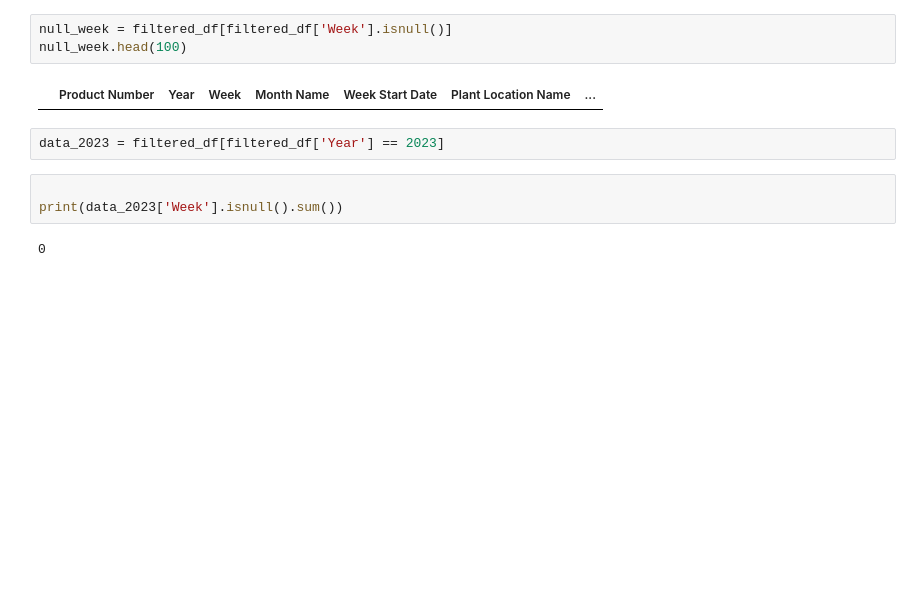
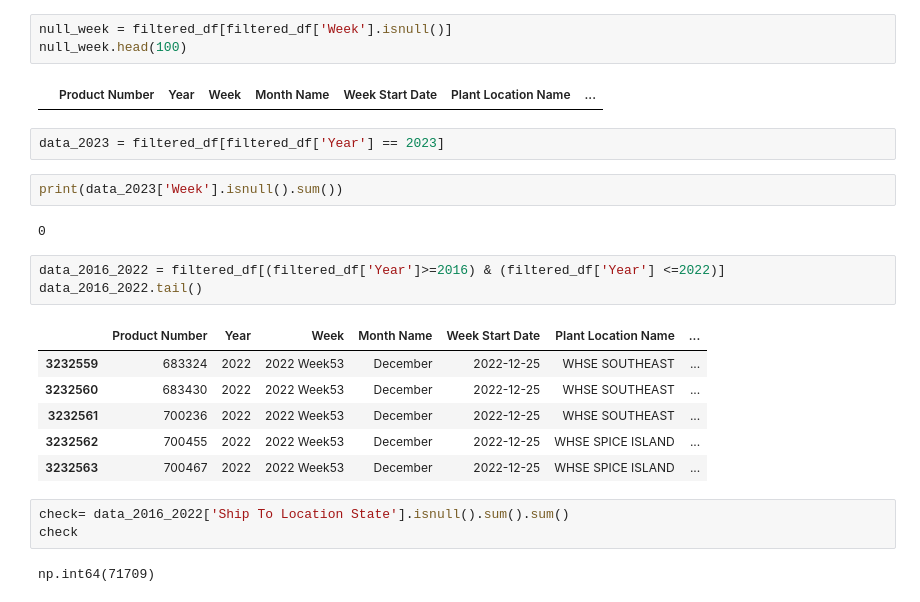
Before and after one commit to bilaalmunir/DataScience-OrderQuantity-Forecasting, a Jupyter notebook: main.ipynb, the cells around one changed output. Cells and saved outputs as stored; diff of their text form; blank space fills up the shorter version.

Commit message:
data_2016_2022

```diff
--- a/main.ipynb
+++ b/main.ipynb
@@ -169,7 +169,21 @@ null_week.head(100)
 # %%
 data_2023 = filtered_df[filtered_df['Year'] == 2023]
 # %%
-
 print(data_2023['Week'].isnull().sum())
 # %% [output]
 0
+# %%
+data_2016_2022 = filtered_df[(filtered_df['Year']>=2016) & (filtered_df['Year'] <=2022)]
+data_2016_2022.tail()
+# %% [output]
+|  | Product Number | Year | Week | Month Name | Week Start Date | Plant Location Name | ... |
+| 3232559 | 683324 | 2022 | 2022 Week53 | December | 2022-12-25 | WHSE SOUTHEAST | ... |
+| 3232560 | 683430 | 2022 | 2022 Week53 | December | 2022-12-25 | WHSE SOUTHEAST | ... |
+| 3232561 | 700236 | 2022 | 2022 Week53 | December | 2022-12-25 | WHSE SOUTHEAST | ... |
+| 3232562 | 700455 | 2022 | 2022 Week53 | December | 2022-12-25 | WHSE SPICE ISLAND | ... |
+| 3232563 | 700467 | 2022 | 2022 Week53 | December | 2022-12-25 | WHSE SPICE ISLAND | ... |
+# %%
+check= data_2016_2022['Ship To Location State'].isnull().sum().sum()
+check
+# %% [output]
+np.int64(71709)
```
